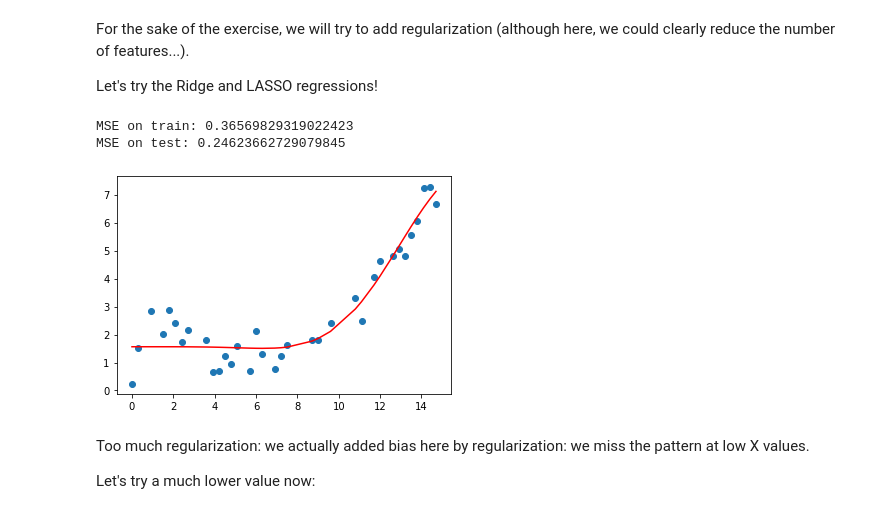
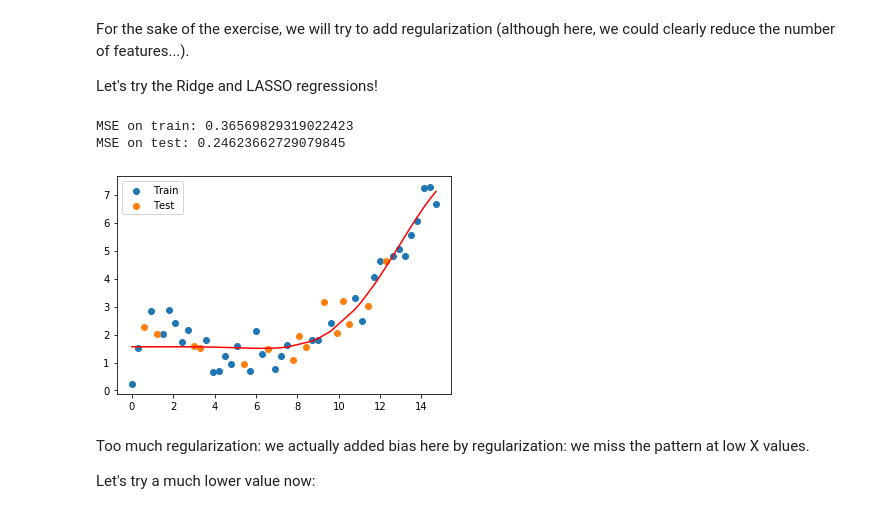
Before and after one commit to vincent-vdb/Edhec_2020_ML_Intro, a Jupyter notebook: 05_Optimization_and_Regul/01_Regularization.ipynb, the cells around one changed output. Saved outputs shown, nothing was run; the diff lists cells and outputs as text; code cells hidden in the pictures.

```diff
--- a/05_Optimization_and_Regul/01_Regularization.ipynb
+++ b/05_Optimization_and_Regul/01_Regularization.ipynb
@@ -350,11 +373,13 @@ def powerize(X_train):
                         np.power(X_train, 4), np.power(X_train, 5), np.power(X_train, 6),
                         np.power(X_train, 7), np.power(X_train, 8), np.power(X_train, 9)]))
 
-reg.fit(powerize(X_train), y_train)
+linreg.fit(powerize(X_train), y_train)
 
-y_train_pred = reg.predict(powerize(np.sort(X_train)))
+y_train_pred = linreg.predict(powerize(np.sort(X_train)))
 
-plt.scatter(X_train, y_train)
+plt.scatter(X_train, y_train, label='Train')
+plt.scatter(X_test, y_test, label='Test')
+plt.legend()
 plt.plot(np.sort(X_train), y_train_pred, color='red')
 plt.show()
 # %% [output]
@@ -393,14 +418,17 @@ y_train_pred = ridge.predict(powerize(np.sort(X_train)))
 
 print('MSE on train:', mean_squared_error(y_train, ridge.predict(powerize(X_train))))
 print('MSE on test:', mean_squared_error(y_test, ridge.predict(powerize(X_test))))
-
-plt.scatter(X_train, y_train)
-plt.plot(np.sort(X_train), y_train_pred, color='red')
-plt.show()
 # %% [output]
 MSE on train: 0.36569829319022423
 MSE on test: 0.24623662729079845
-[figure, removed]
+# %%
+plt.scatter(X_train, y_train, label='Train')
+plt.scatter(X_test, y_test, label='Test')
+plt.legend()
+plt.plot(np.sort(X_train), y_train_pred, color='red')
+plt.show()
+# %% [output]
+[figure, added]
 # %% [markdown]
 Too much regularization: we actually added bias here by regularization: we miss the pattern at low X values.
 
```
Also changed, not shown: parts of 22 cells of this notebook, 4 other files.
